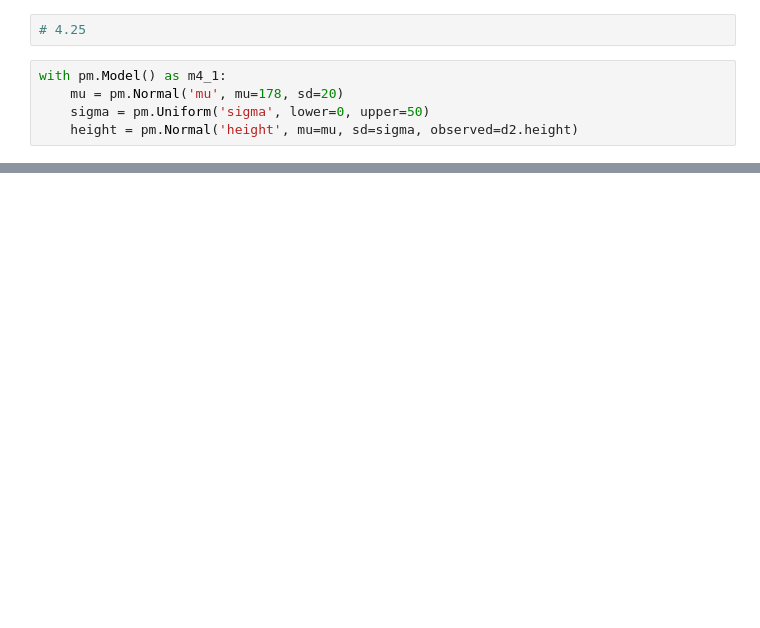
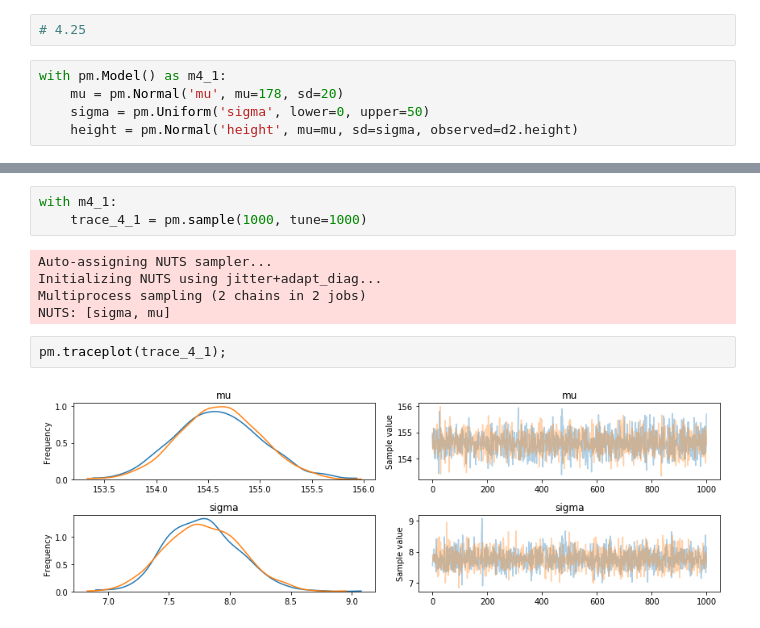
Before and after one commit to nwweber/statistical_rethinking, a Jupyter notebook: chapter_04_linear_models.ipynb, the cells around one changed output, grey strips where cells are left out. Saved outputs shown, nothing was run; the diff lists cells and outputs as text; blank space fills up the shorter version.

```diff
--- a/chapter_04_linear_models.ipynb
+++ b/chapter_04_linear_models.ipynb
@@ -336,0 +336,12 @@ Actually, I think I'll **follow their MCMC approach anyway, so I don't have to w
+# %%
+with m4_1:
+    trace_4_1 = pm.sample(1000, tune=1000)
+# %% [output]
+Auto-assigning NUTS sampler...
+Initializing NUTS using jitter+adapt_diag...
+Multiprocess sampling (2 chains in 2 jobs)
+NUTS: [sigma, mu]
+# %%
+pm.traceplot(trace_4_1);
+# %% [output]
+[figure, added]
```
Also changed, not shown: parts of 26 cells of this notebook.
